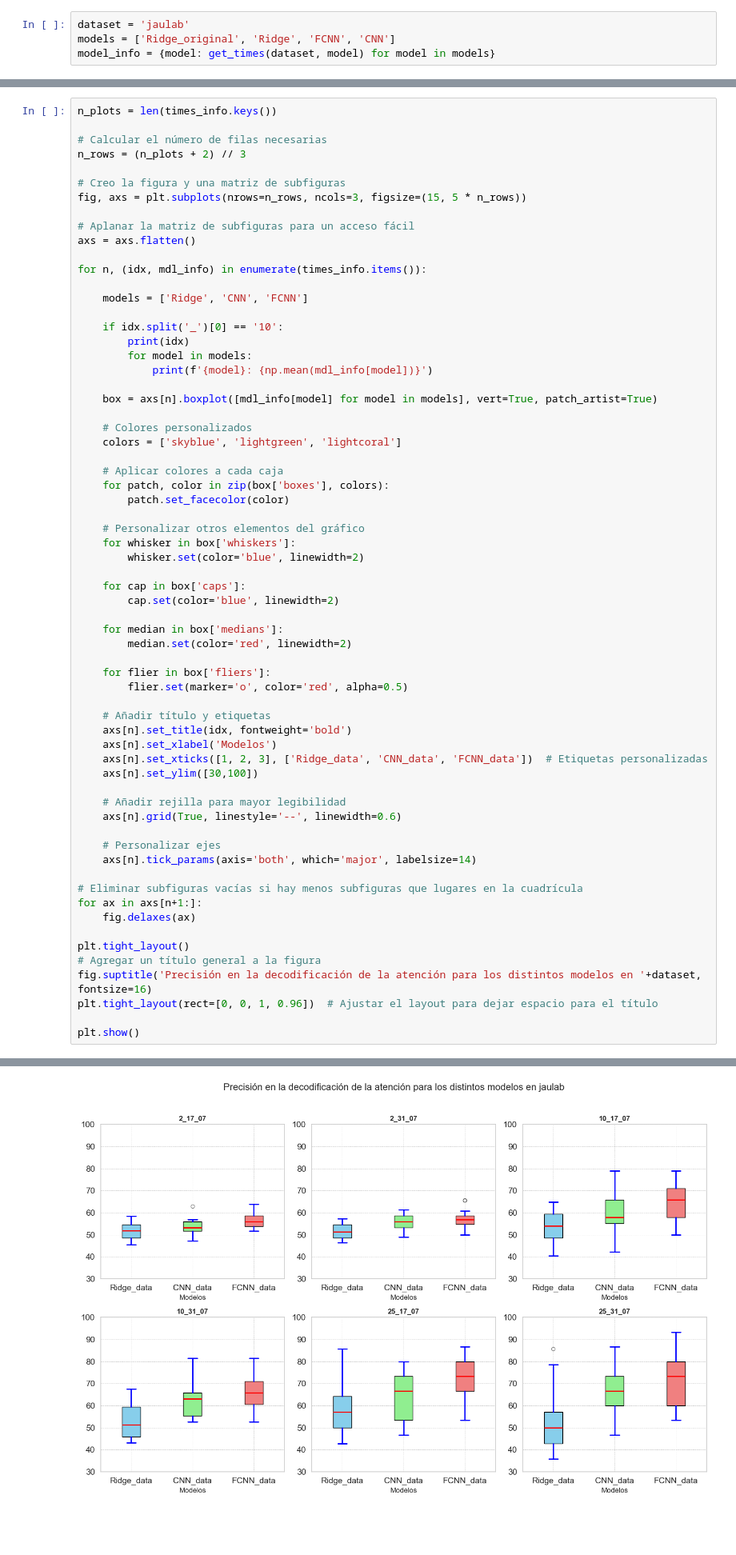
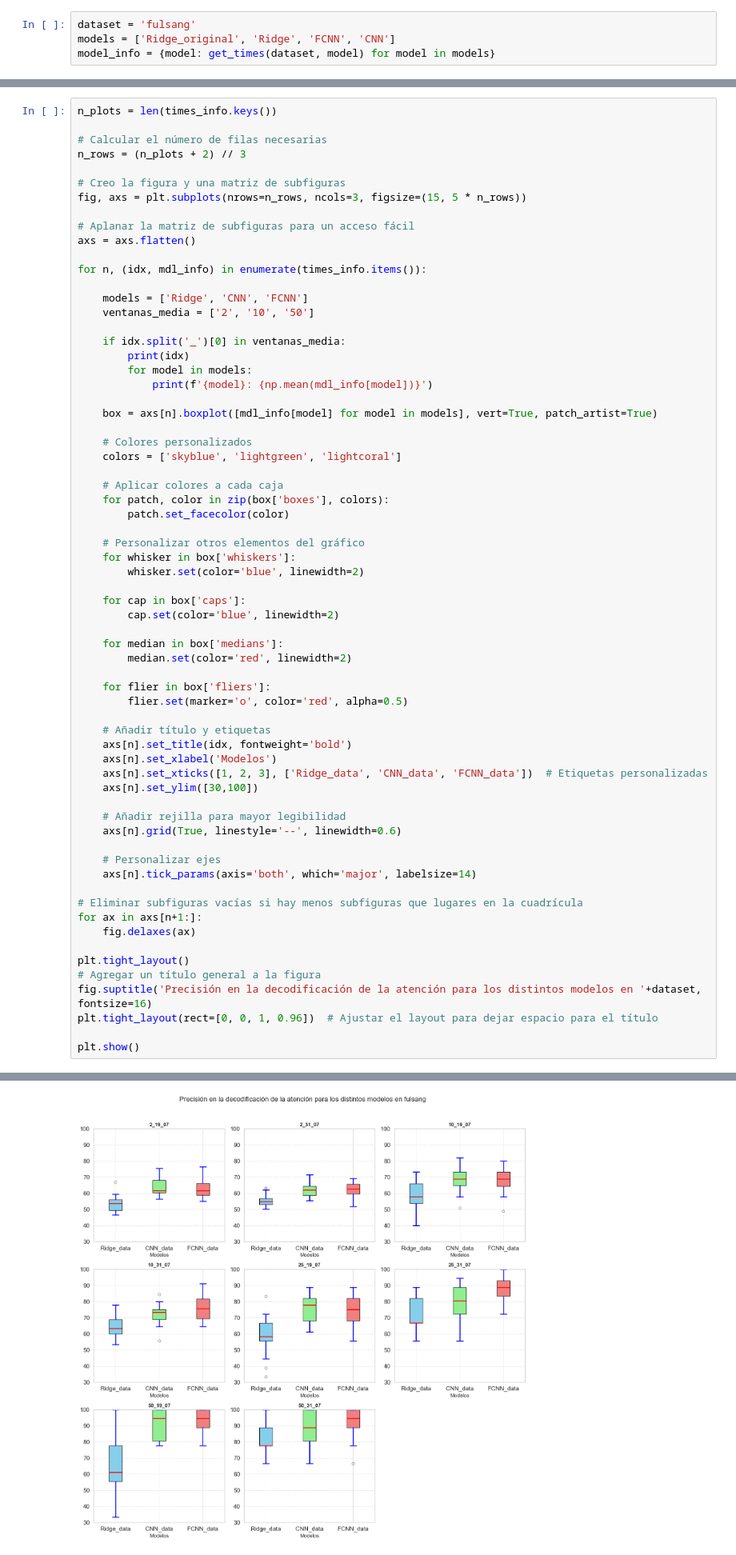
Before and after one commit to garcesote/DNN_AAD, a Jupyter notebook: visualize.ipynb, the cells around one changed output, grey strips where cells are left out. Shown at 80% size. Saved outputs shown, nothing was run; the diff lists cells and outputs as text; blank space fills up the shorter version.

```diff
--- a/visualize.ipynb
+++ b/visualize.ipynb
@@ -560,5 +560,5 @@ dict_keys(['2_19_07', '2_31_07', '10_19_07', '10_31_07', '25_19_07', '25_31_07']
 # %%
-dataset = 'jaulab'
+dataset = 'fulsang'
 models = ['Ridge_original', 'Ridge', 'FCNN', 'CNN']
 model_info = {model: get_times(dataset, model) for model in models}
 # %%
@@ -583,8 +583,9 @@ axs = axs.flatten()
 for n, (idx, mdl_info) in enumerate(times_info.items()):
 
     models = ['Ridge', 'CNN', 'FCNN']
+    ventanas_media = ['2', '10', '50']
 
-    if idx.split('_')[0] == '10':
+    if idx.split('_')[0] in ventanas_media:
         print(idx)
         for model in models:
             print(f'{model}: {np.mean(mdl_info[model])}')
@@ -645,4 +655,4 @@ FCNN: 66.25386996904024
-[figure, old version]
+[figure, new version]
 # %%
 # Establecer estilo de seaborn
 sns.set(style="whitegrid")
```
Also changed, not shown: parts of 4 cells of this notebook, 7 other files.
